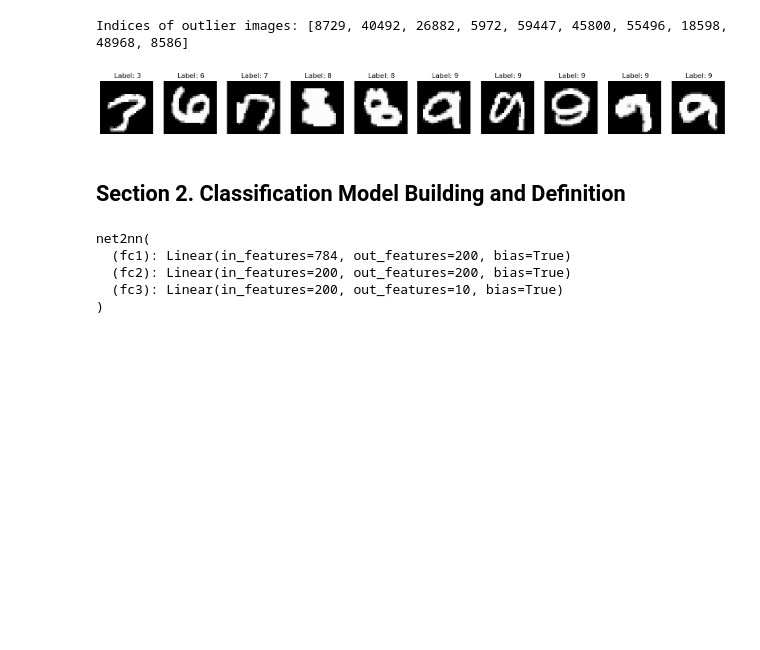
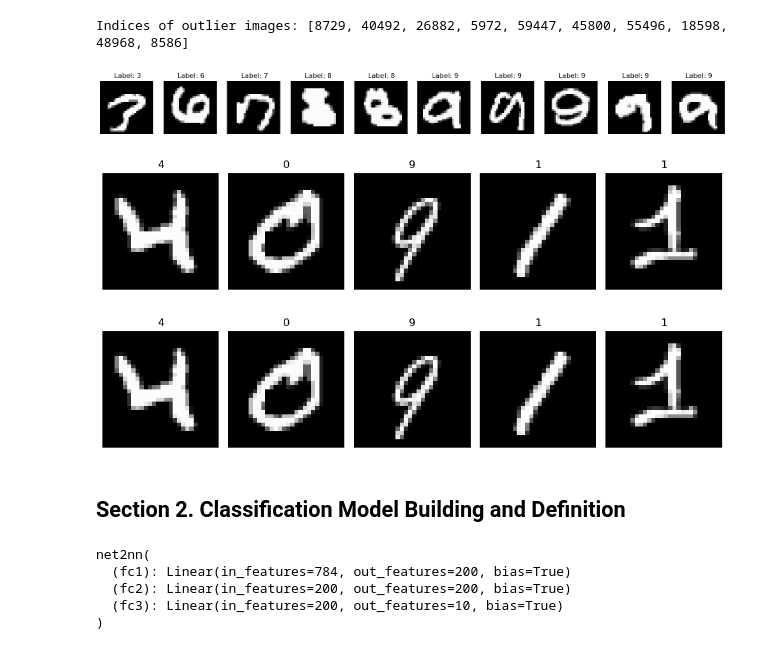
Before and after one commit to ADA-GWU/guidedresearchproject-aliasgerovs, a Jupyter notebook: codes/Federated/app/main.ipynb, the cells around one changed output. Saved outputs shown, nothing was run; the diff lists cells and outputs as text; code cells hidden in the pictures; blank space fills up the shorter version.

Commit message:
Normalized the data

```diff
--- a/codes/Federated/app/main.ipynb
+++ b/codes/Federated/app/main.ipynb
@@ -147,6 +145,36 @@ plt.show()
 # %% [output]
 Indices of outlier images: [8729, 40492, 26882, 5972, 59447, 45800, 55496, 18598, 48968, 8586]
 [figure]
+# %%
+x_combined = np.concatenate([x_train, x_valid])
+y_combined = np.concatenate([y_train, y_valid])
+
+x_combined_normalized = x_combined / 255.0
+x_train_normalized = x_combined_normalized[:len(x_train)]
+x_valid_normalized = x_combined_normalized[len(x_train):]
+x_test_normalized = x_test / 255.0
+
+
+def plot_digits(images, titles, num_digits=5, rows=1, figsize=(10, 4)):
+    fig, axs = plt.subplots(rows, num_digits, figsize=figsize)
+    axs = axs.ravel()
+    for i in range(rows * num_digits):
+        axs[i].imshow(images[i].reshape(28, 28), cmap='gray')
+        axs[i].set_title(titles[i])
+        axs[i].axis('off')
+    plt.tight_layout()
+    plt.show()
+
+sample_digits = x_train[20:25]
+sample_titles = y_train[20:25]
+plot_digits(sample_digits, sample_titles, num_digits=5, rows=1, figsize=(10, 4))
+
+sample_digits_normalized = x_train_normalized[20:25]
+sample_titles_normalized = y_train[20:25]
+plot_digits(sample_digits_normalized, sample_titles_normalized, num_digits=5, rows=1, figsize=(10, 4))
+# %% [output]
+[figure, added]
+[figure, added]
 # %% [markdown]
 ## Section 2. Classification Model Building and Definition
 # %%
```
Also changed, not shown: parts of 2 cells of this notebook.
